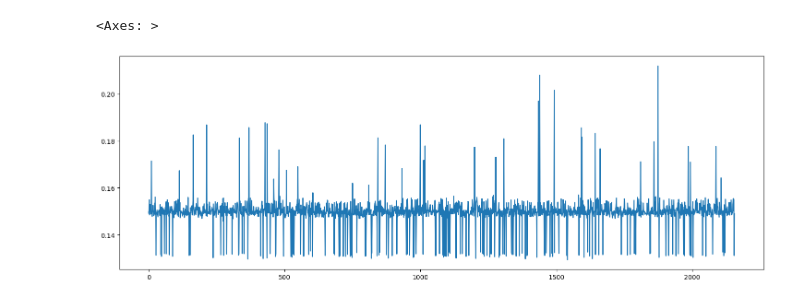
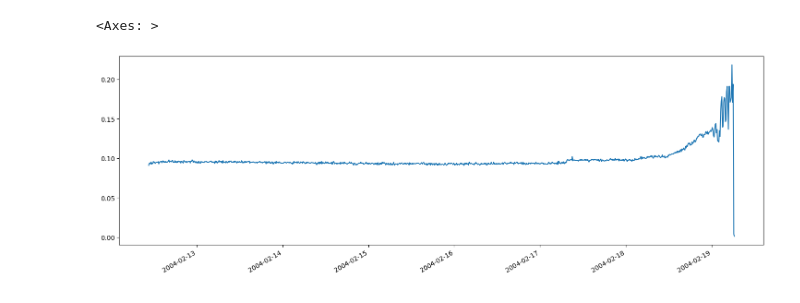
Before and after one commit to sjoerdgunneweg/RULPredictionOfBearings, a Jupyter notebook: Features.ipynb, the cells around one changed output. Drawn from its saved outputs; the diff is of its cells as text; code cells hidden in the pictures.

Commit message:
Messing around with RMS plot

```diff
--- a/Features.ipynb
+++ b/Features.ipynb
@@ -5,13 +5,20 @@ import pandas as pd
 import numpy as np
 import matplotlib.pyplot as plt
 # %%
-directory = "data/IMS/1st_test/1st_test"
-rmsMegaList = []
+directory = "data/IMS/2nd_test/2nd_test"
+rmsMegaFrame = pd.DataFrame([])
 
 for filename in os.listdir(directory):
     file_path = os.path.join(directory, filename)
     rms = FeatureExtraction.FeatureExtraction(file_path).calculateRMS()
-    rmsMegaList.append(rms)
+    rms = np.array(rms)
+    rms = pd.DataFrame(rms.reshape(1, 4))
+    rms.index = [filename]
+    rmsMegaFrame = pd.concat([rmsMegaFrame, rms])
+    # rmsMegaList.append(rms)
+    # dit moet geen append zijn
 
-rmsMegaFrame = pd.DataFrame(rmsMegaList)
-print(rmsMegaFrame[0])
+# rmsMegaFrame = pd.DataFrame(rmsMegaList)
+rmsMegaFrame.index = pd.to_datetime(rmsMegaFrame.index, format='%Y.%m.%d.%H.%M.%S')
+rmsMegaFrame = rmsMegaFrame.sort_index()
+# print(rmsMegaFrame[0])
@@ -31,5 +25,5 @@ Name: 0, Length: 2156, dtype: float64
 # %%
-rmsMegaFrame[2].plot(figsize=(18,6))
+rmsMegaFrame[1].plot(figsize=(18,6))
 # %% [output]
 <Axes: >
-[figure, old version]
+[figure, new version]
```
Also changed, not shown: parts of 1 cell of this notebook, 1 other file.
